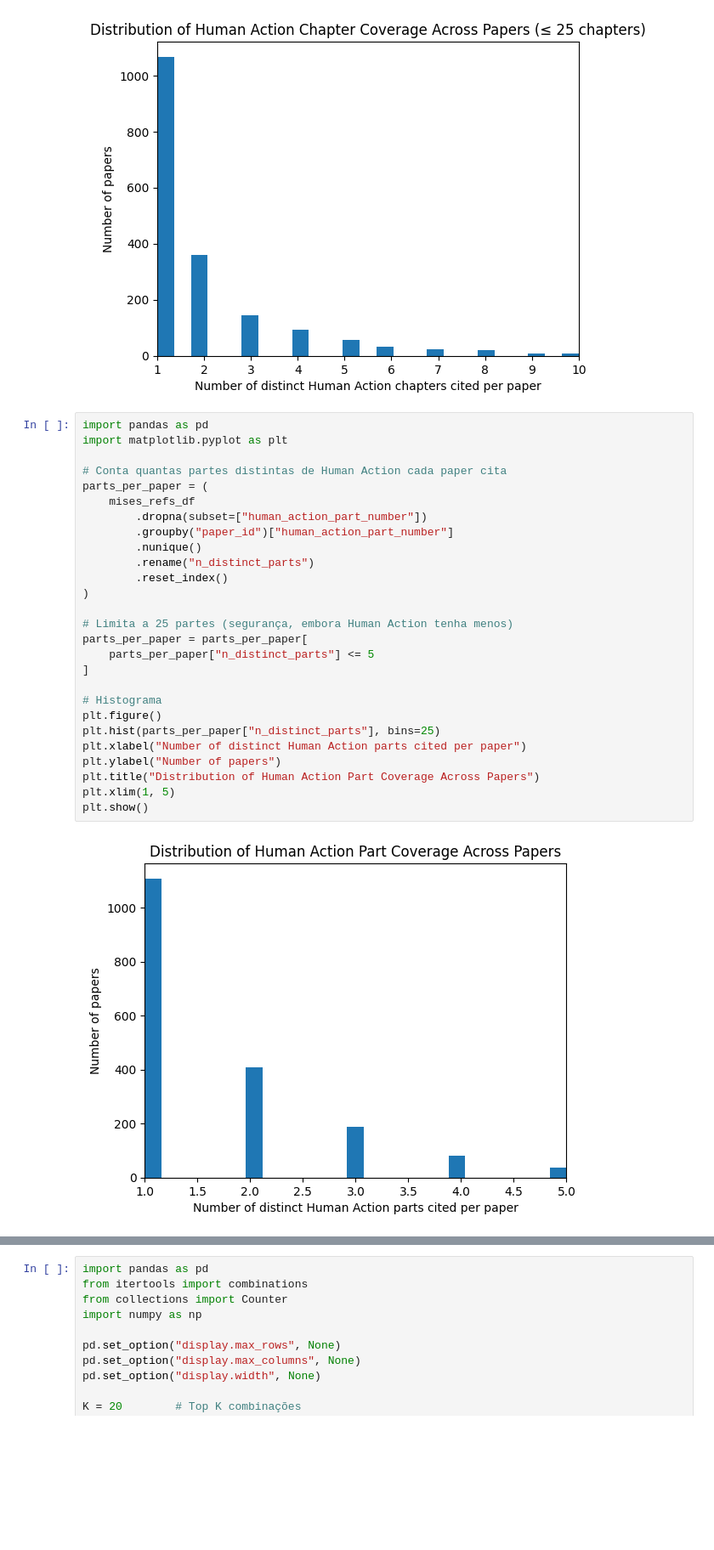
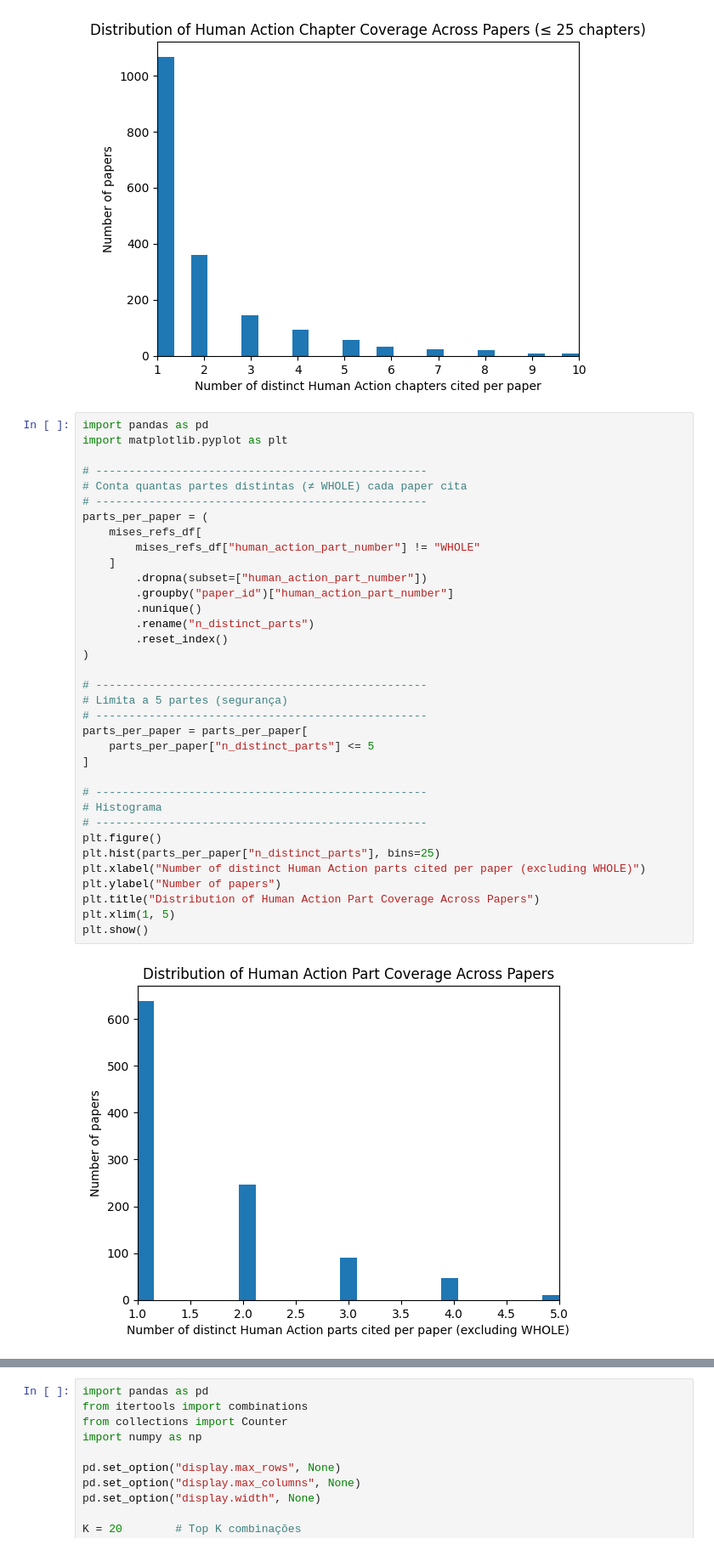
Before and after one commit to pcalais/bibliometrics-austrian-economics, a Jupyter notebook: notebooks/6-analyze-mises-refs.ipynb, the cells around one changed output, grey strips where cells are left out. Shown at 85% size. Cells and saved outputs as stored; diff of their text form; blank space fills up the shorter version.

```diff
--- a/notebooks/6-analyze-mises-refs.ipynb
+++ b/notebooks/6-analyze-mises-refs.ipynb
@@ -91,29 +91,37 @@ plt.show()
 # %%
 import pandas as pd
 import matplotlib.pyplot as plt
 
-# Conta quantas partes distintas de Human Action cada paper cita
+# --------------------------------------------------
+# Conta quantas partes distintas (≠ WHOLE) cada paper cita
+# --------------------------------------------------
 parts_per_paper = (
-    mises_refs_df
+    mises_refs_df[
+        mises_refs_df["human_action_part_number"] != "WHOLE"
+    ]
         .dropna(subset=["human_action_part_number"])
         .groupby("paper_id")["human_action_part_number"]
         .nunique()
         .rename("n_distinct_parts")
         .reset_index()
 )
 
-# Limita a 25 partes (segurança, embora Human Action tenha menos)
+# --------------------------------------------------
+# Limita a 5 partes (segurança)
+# --------------------------------------------------
 parts_per_paper = parts_per_paper[
     parts_per_paper["n_distinct_parts"] <= 5
 ]
 
+# --------------------------------------------------
 # Histograma
+# --------------------------------------------------
 plt.figure()
 plt.hist(parts_per_paper["n_distinct_parts"], bins=25)
-plt.xlabel("Number of distinct Human Action parts cited per paper")
+plt.xlabel("Number of distinct Human Action parts cited per paper (excluding WHOLE)")
 plt.ylabel("Number of papers")
 plt.title("Distribution of Human Action Part Coverage Across Papers")
 plt.xlim(1, 5)
 plt.show()
 # %% [output]
-[figure, old version]
+[figure, new version]
```
Also changed, not shown: parts of 2 cells of this notebook.
